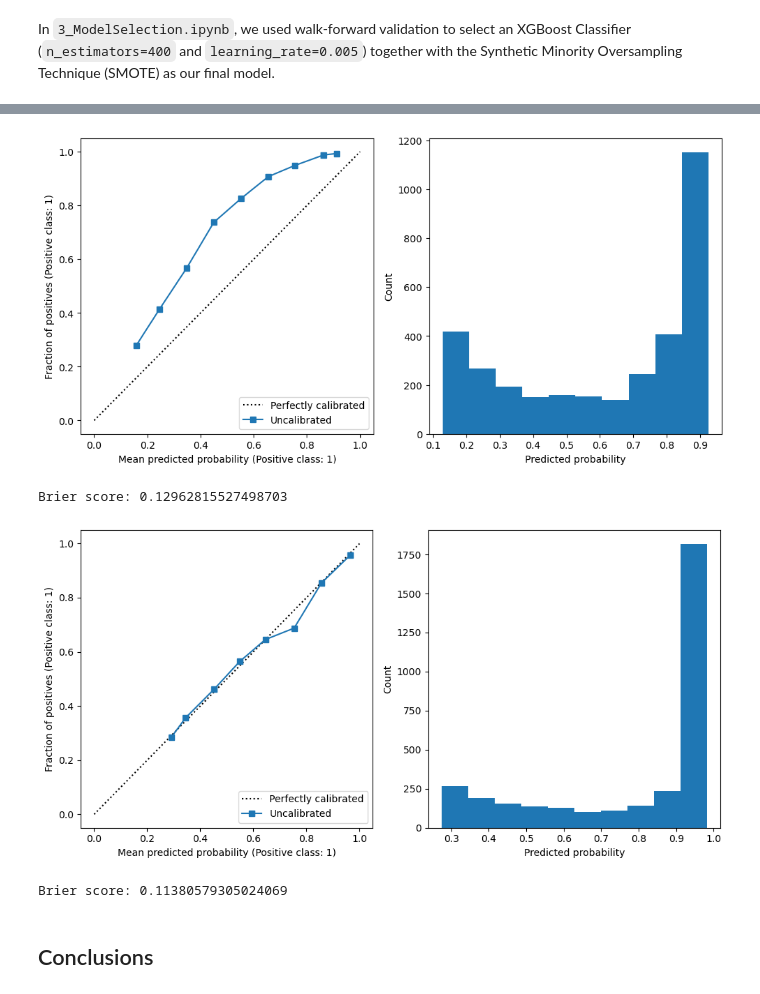
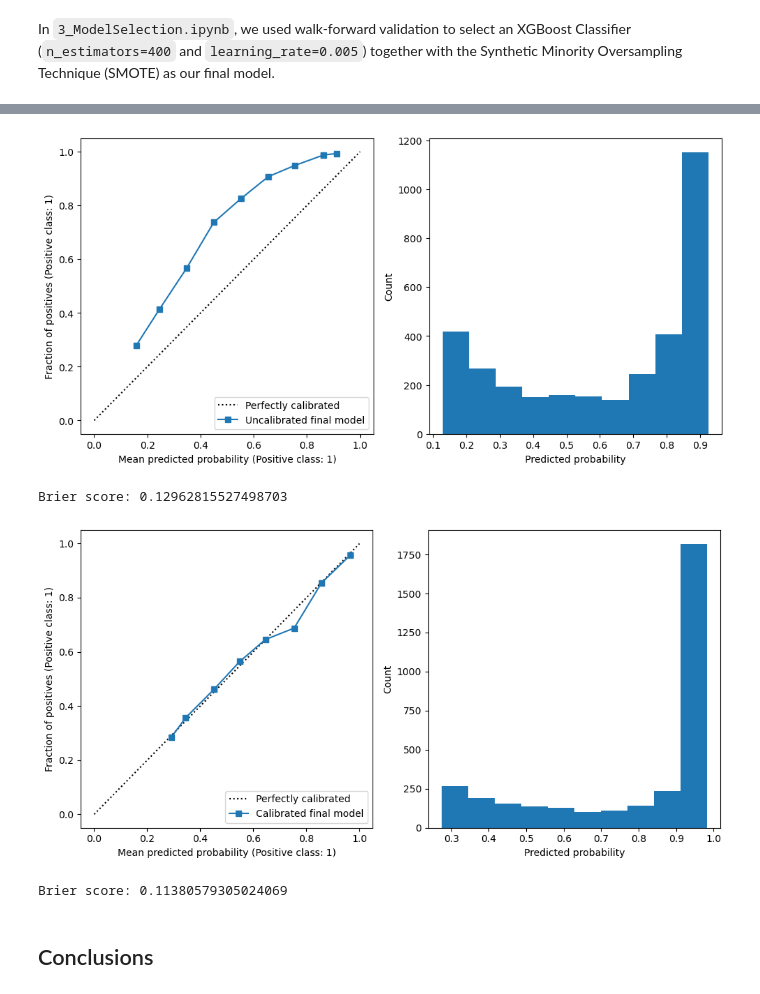
Before and after one commit to aapandy2/predicting_nba_player_retention, a Jupyter notebook: 4_FinalModelPerformance.ipynb, the cells around one changed output, grey strips where cells are left out. Drawn from its saved outputs; the diff is of its cells as text; code cells hidden in the pictures.

Commit message:
update output format for final model evaluation

```diff
--- a/4_FinalModelPerformance.ipynb
+++ b/4_FinalModelPerformance.ipynb
@@ -127,8 +153,7 @@ Avg.         0.8063       0.9463       0.7783       0.5001       0.8342      0.1
 # %%
-#test calibration
-display_calibration(final_model, df_test, features, "Uncalibrated")
+display_calibration(final_model, df_test, features, "Uncalibrated final model")
 # %% [output]
-[figure, old version]
+[figure, new version]
 Brier score: 0.12962815527498703
 # %%
 from sklearn.calibration import CalibratedClassifierCV
@@ -144,9 +169,9 @@ model.fit(df_tt[features], df_tt.IN_LEAGUE_NEXT)
 final_model_cal = CalibratedClassifierCV(model, cv="prefit")
 final_model_cal.fit(df_cal[features], df_cal.IN_LEAGUE_NEXT)
 
-display_calibration(final_model_cal, df_test, features, "Uncalibrated")
+display_calibration(final_model_cal, df_test, features, "Calibrated final model")
 # %% [output]
-[figure, old version]
+[figure, new version]
 Brier score: 0.11380579305024069
 # %% [markdown]
 ## Conclusions
```
Also changed, not shown: parts of 7 cells of this notebook, 1 other file.
